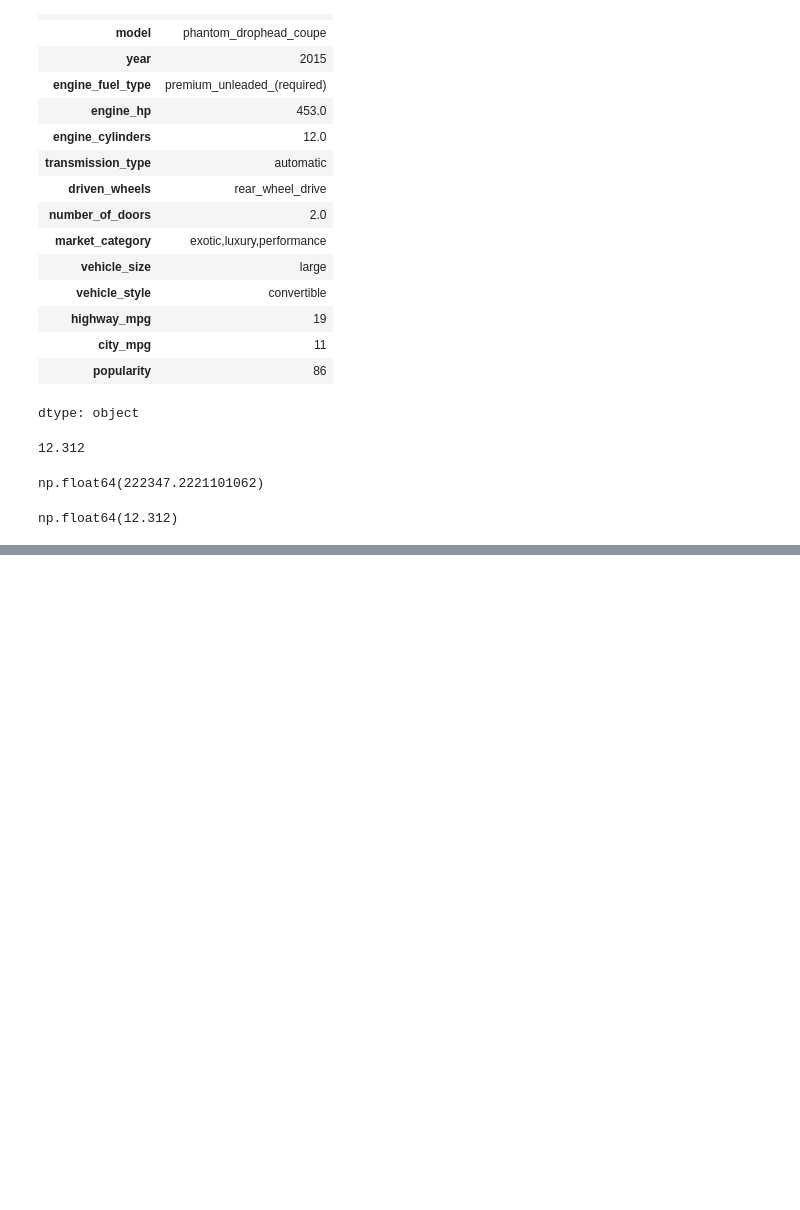
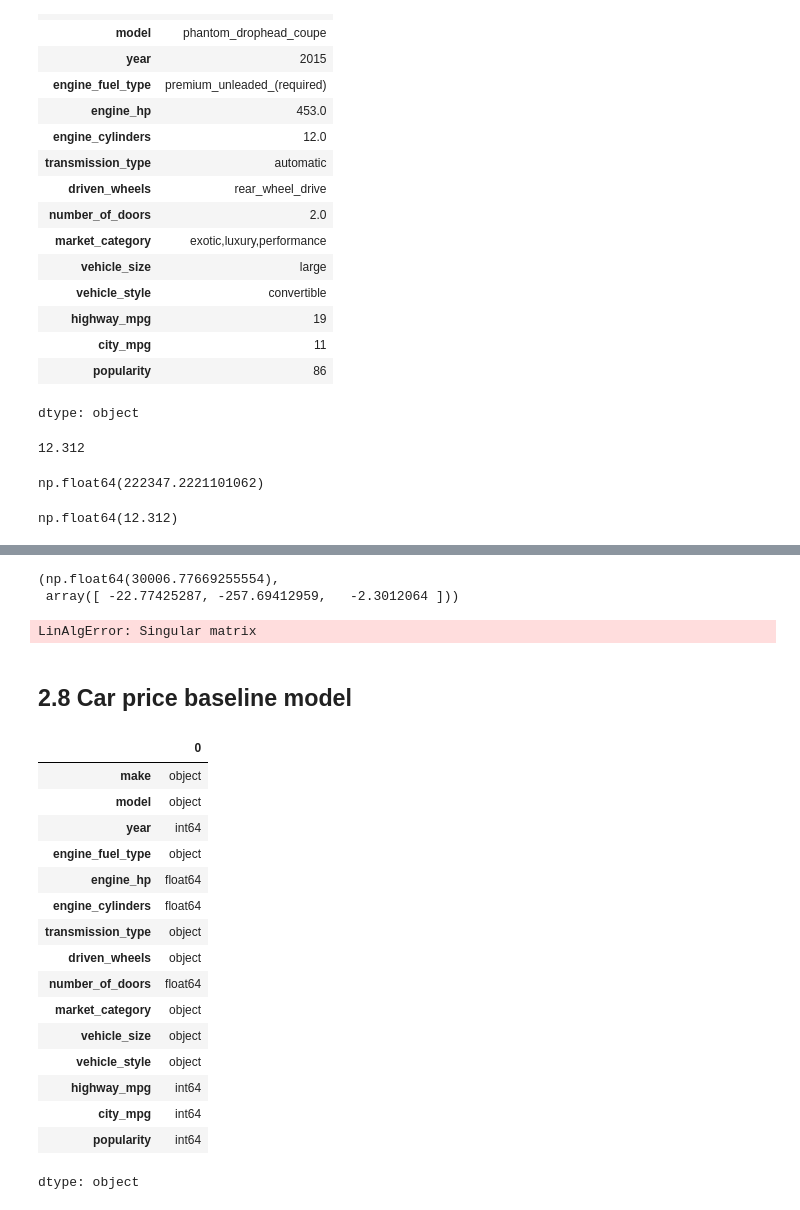
Before and after one commit to abliskan/ML-Zoomcamp-Personal-Note, a Jupyter notebook: 02_Regression/exercise/Week_2.ipynb, the cells around one changed output, grey strips where cells are left out. Saved outputs shown, nothing was run; the diff lists cells and outputs as text; code cells hidden in the pictures; blank space fills up the shorter version.

```diff
--- a/02_Regression/exercise/Week_2.ipynb
+++ b/02_Regression/exercise/Week_2.ipynb
@@ -265,0 +362,5 @@ np.float64(12.312)
+# %%
+w0, w
+# %% [output]
+(np.float64(30006.77669255554),
+ array([ -22.77425287, -257.69412959,   -2.3012064 ]))
@@ -265,0 +377,26 @@ np.float64(12.312)
+# %%
+train_linear_regression(X, y)
+# %% [output]
+LinAlgError: Singular matrix
+# %% [markdown]
+## 2.8 Car price baseline model
+# %%
+df_train.dtypes
+# %% [output]
+|  | 0 |
+| make | object |
+| model | object |
+| year | int64 |
+| engine_fuel_type | object |
+| engine_hp | float64 |
+| engine_cylinders | float64 |
+| transmission_type | object |
+| driven_wheels | object |
+| number_of_doors | float64 |
+| market_category | object |
+| vehicle_size | object |
+| vehicle_style | object |
+| highway_mpg | int64 |
+| city_mpg | int64 |
+| popularity | int64 |
+dtype: object
```
Also changed, not shown: parts of 27 cells of this notebook.
